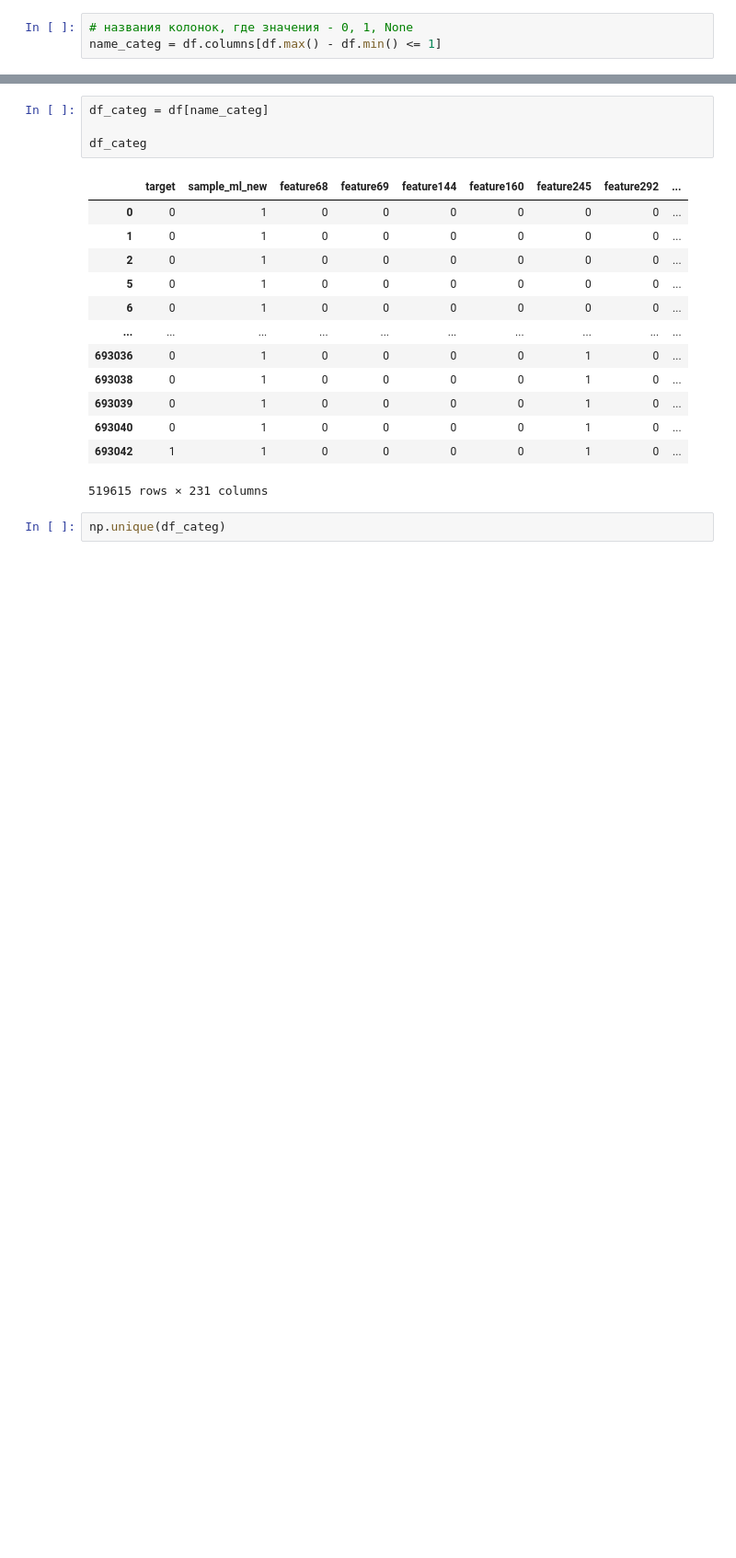
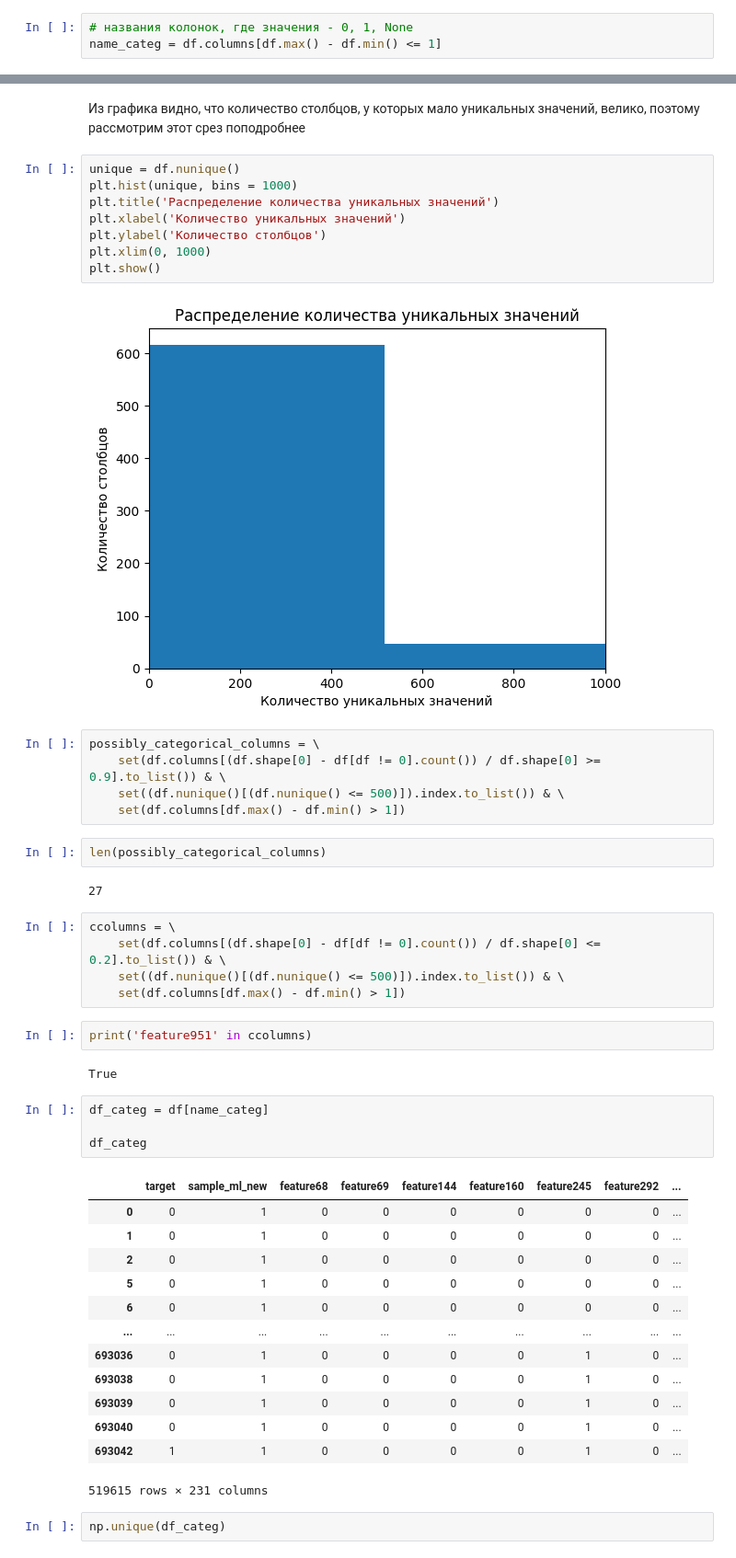
Before and after one commit to REU-DS-CLUB/purple_hack, a Jupyter notebook: EDA_Maria.ipynb, the cells around one changed output, grey strips where cells are left out. Shown at 92% size. Saved outputs shown, nothing was run; the diff lists cells and outputs as text; blank space fills up the shorter version.

```diff
--- a/EDA_Maria.ipynb
+++ b/EDA_Maria.ipynb
@@ -66,3 +76,33 @@ name_categ = df.columns[df.max() - df.min() <= 1]
+# %% [markdown]
+Из графика видно, что количество столбцов, у которых мало уникальных значений, велико, поэтому рассмотрим этот срез поподробнее
+# %%
+unique = df.nunique()
+plt.hist(unique, bins = 1000)
+plt.title('Распределение количества уникальных значений')
+plt.xlabel('Количество уникальных значений')
+plt.ylabel('Количество столбцов')
+plt.xlim(0, 1000)
+plt.show()
+# %% [output]
+[figure, added]
+# %%
+possibly_categorical_columns = \
+    set(df.columns[(df.shape[0] - df[df != 0].count()) / df.shape[0] >= 0.9].to_list()) & \
+    set((df.nunique()[(df.nunique() <= 500)]).index.to_list()) & \
+    set(df.columns[df.max() - df.min() > 1])
+# %%
+len(possibly_categorical_columns)
+# %% [output]
+27
+# %%
+ccolumns = \
+    set(df.columns[(df.shape[0] - df[df != 0].count()) / df.shape[0] <= 0.2].to_list()) & \
+    set((df.nunique()[(df.nunique() <= 500)]).index.to_list()) & \
+    set(df.columns[df.max() - df.min() > 1])
+# %%
+print('feature951' in ccolumns)
+# %% [output]
+True
 # %%
 df_categ = df[name_categ]
 
```
Also changed, not shown: parts of 3 cells of this notebook.
